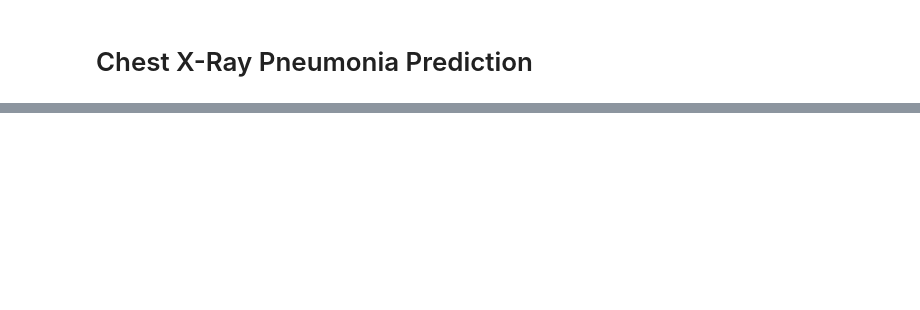
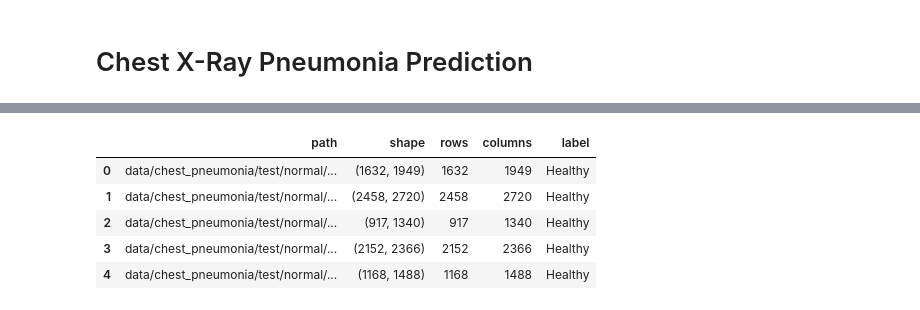
Before and after one commit to alfonsogarcia-git/data_science_nov2020_alfon, a Jupyter notebook: Projects/Project2_ML_Alfon/main.ipynb, the cells around one changed output, grey strips where cells are left out. Saved outputs shown, nothing was run; the diff lists cells and outputs as text; code cells hidden in the pictures; blank space fills up the shorter version.

```diff
--- a/Projects/Project2_ML_Alfon/main.ipynb
+++ b/Projects/Project2_ML_Alfon/main.ipynb
@@ -331,0 +50,10 @@ plt.imshow (cv2.rotate(img, cv2.cv2.ROTATE_90_COUNTERCLOCKWISE), cmap='gray')
+# %%
+test_df = pd.read_csv('test_data.csv')
+test_df.head()
+# %% [output]
+|  | path | shape | rows | columns | label |
+| 0 | data/chest_pneumonia/test/normal/... | (1632, 1949) | 1632 | 1949 | Healthy |
+| 1 | data/chest_pneumonia/test/normal/... | (2458, 2720) | 2458 | 2720 | Healthy |
+| 2 | data/chest_pneumonia/test/normal/... | (917, 1340) | 917 | 1340 | Healthy |
+| 3 | data/chest_pneumonia/test/normal/... | (2152, 2366) | 2152 | 2366 | Healthy |
+| 4 | data/chest_pneumonia/test/normal/... | (1168, 1488) | 1168 | 1488 | Healthy |
```
Also changed, not shown: parts of 40 cells of this notebook, 15 other files.
